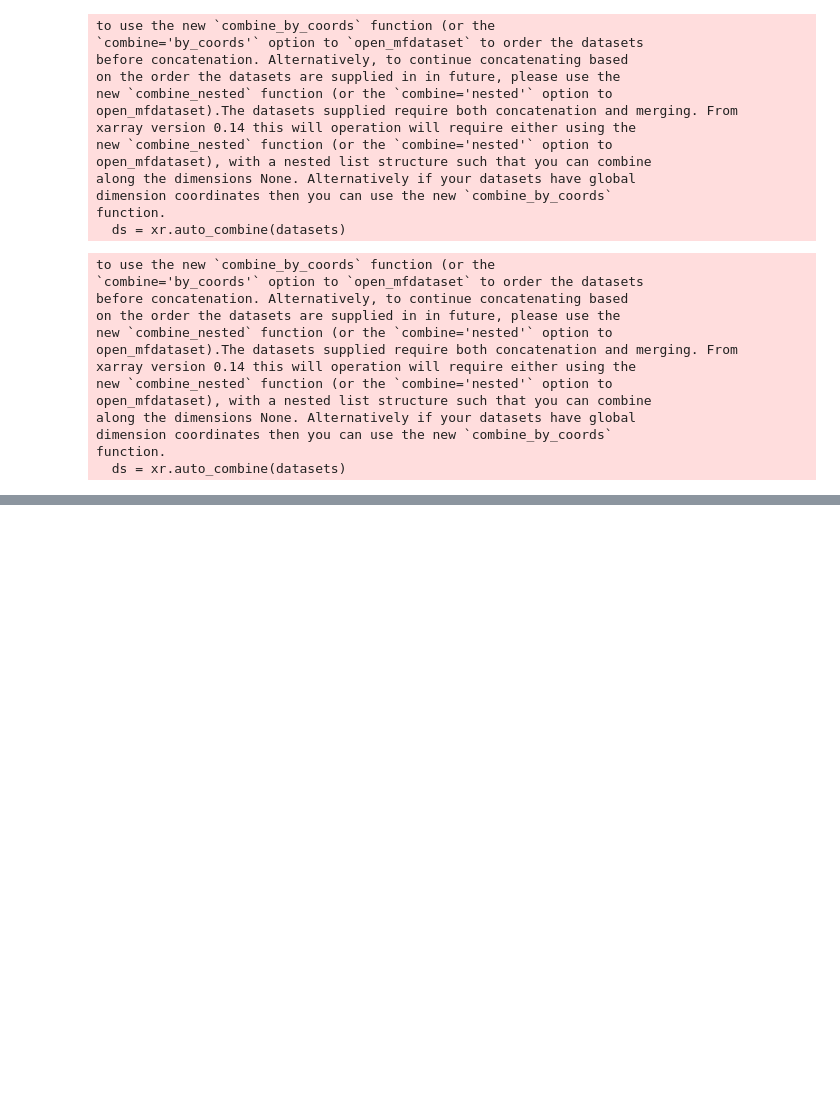
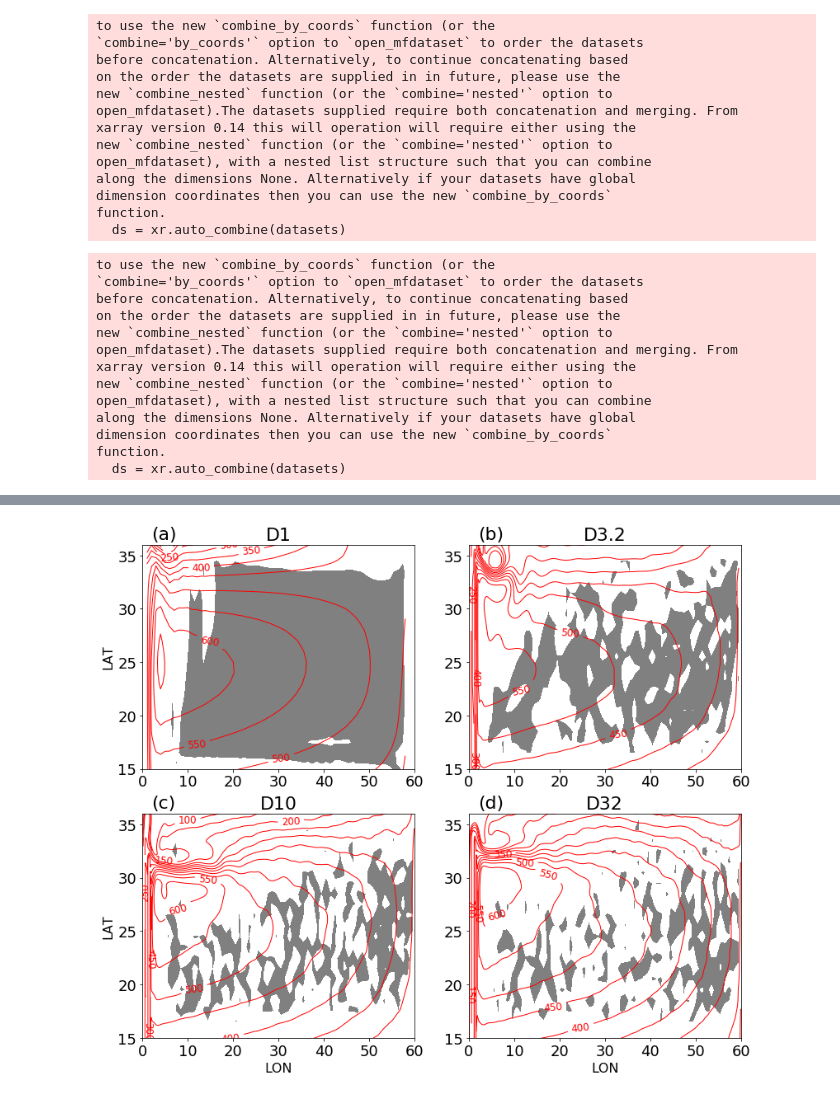
Before and after one commit to liutongya/PV_circulation, a Jupyter notebook: notebooks/Figure_10.ipynb, the cells around one changed output, grey strips where cells are left out. Cells and saved outputs as stored; diff of their text form; code cells hidden in the pictures; blank space fills up the shorter version.

```diff
--- a/notebooks/Figure_10.ipynb
+++ b/notebooks/Figure_10.ipynb
@@ -413,0 +391,16 @@ function.
+# %%
+ratio4 = np.abs(dtxdy4 + term1_ex4) / np.abs(dtxdy4)
+
+ratio4_new = smooth_2d(smooth_2d(ratio4))
+# %%
+t0 = 280
+t1 = 300
+
+data_dir = '/WORK/sio_goc03/pv_flux/coarse_0918/den_jump2/'
+ds1 = open_mdsdataset(data_dir, prefix={'xyMom_ave', 'theta_ave'}).chunk()
+
+lon1 = ds1.XC
+lat1 = ds1.YC
+
+ds_ratio4 = xr.DataArray(ratio4, coords={'YC': lat4, 'XC': lon4}, dims=['YC', 'XC'])
+ratio4_data = ds_ratio4.interp(XC=lon1, YC=lat1)
@@ -466,0 +428,60 @@ plt.savefig('./pics/Figure_10.png', dpi=200, bbox_inches='tight')
+# %%
+fig = plt.figure(figsize=(13, 11))
+
+plt.subplot(221)
+plt.contourf(lon1, lat1, ratio1, np.arange(0, 0.21, 0.2), cmap='gray', extend='max')
+h1 = plt.contour(dep_iso1, np.arange(100, 700, 50), colors='r', linewidths=1)
+plt.clabel(h1, fmt='%2.1d', fontsize=12)
+x_ticks = np.arange(0, 61, 10)
+y_ticks = np.arange(0, 61, 5)
+plt.xticks(x_ticks)
+plt.yticks(y_ticks)
+plt.ylim(15, 36)
+plt.ylabel('LAT')
+plt.title('D1', size=22)
+plt.text(2, 36.5, '(a)', size=22)
+
+plt.subplot(222)
+plt.contourf(lon1, lat1, ratio2_data, np.arange(0, 0.21, 0.2), cmap='gray', extend='max')
+h1 = plt.contour(lon2, lat2, dep_iso2, np.arange(100, 700, 50), colors='r', linewidths=1)
+plt.clabel(h1, fmt='%2.1d', fontsize=12)
+x_ticks = np.arange(0, 61, 10)
+y_ticks = np.arange(0, 61, 5)
+plt.xticks(x_ticks)
+plt.yticks(y_ticks)
+plt.ylim(15, 36)
+
+plt.title('D3.2', size=22)
+plt.text(2, 36.5, '(b)', size=22)
+
+plt.subplot(223)
+hc = plt.contourf(lon1, lat1, ratio3_data, np.arange(0, 0.21, 0.2), cmap='gray', extend='max')
+h1 = plt.contour(lon3, lat3, dep_iso3, np.arange(100, 700, 50), colors='r', linewidths=1)
+plt.clabel(h1, fmt='%2.1d', fontsize=12)
+x_ticks = np.arange(0, 61, 10)
+y_ticks = np.arange(0, 61, 5)
+plt.xticks(x_ticks)
+plt.yticks(y_ticks)
+plt.ylim(15, 36)
+plt.ylabel('LAT')
+plt.xlabel('LON')
+plt.title('D10', size=22)
+plt.text(2, 36.5, '(c)', size=22)
+
+plt.subplot(224)
+data4 = ratio4_new
+hc = plt.contourf(lon1, lat1, ratio4_data, np.arange(0, 0.21, 0.2), cmap='gray', extend='max')
+h1 = plt.contour(lon4, lat4, dep_iso4, np.arange(100, 700, 50), colors='r', linewidths=1)
+plt.clabel(h1, fmt='%2.1d', fontsize=12)
+x_ticks = np.arange(0, 61, 10)
+y_ticks = np.arange(0, 61, 5)
+plt.xticks(x_ticks)
+plt.yticks(y_ticks)
+plt.ylim(15, 36)
+plt.xlabel('LON')
+plt.title('D32', size=22)
+plt.text(2, 36.5, '(d)', size=22)
+
+plt.savefig('./pics/Figure_09.png', dpi=300)
+# %% [output]
+[figure, added]
```
Also changed, not shown: parts of 19 cells of this notebook, 3 other files.
